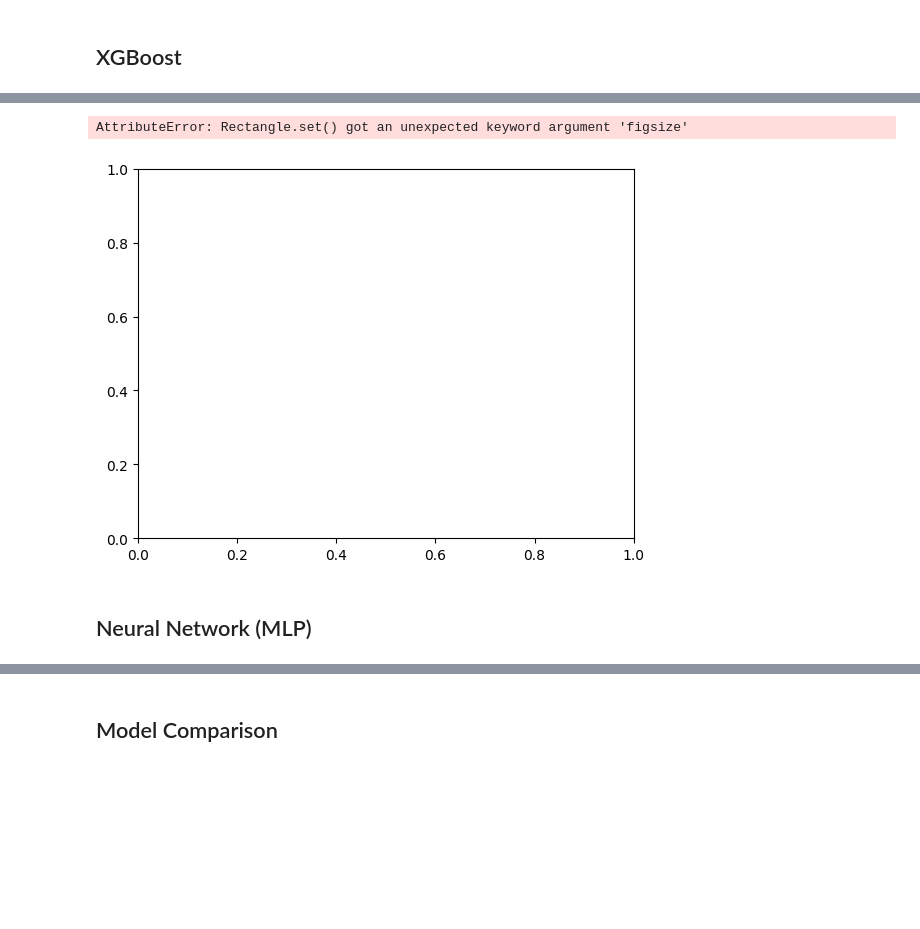
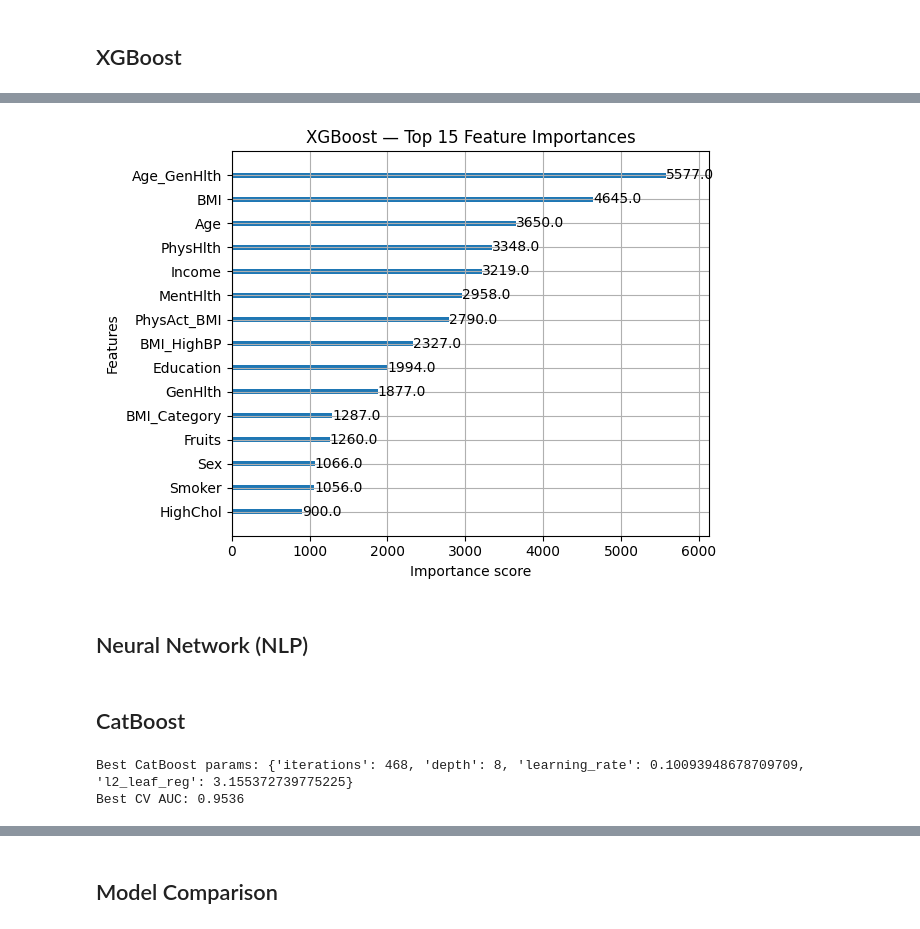
Before and after one commit to paddu1367/CDC_Diabetes_Prediction, a Jupyter notebook: Mlmodel.ipynb, the cells around one changed output, grey strips where cells are left out. Drawn from its saved outputs; the diff is of its cells as text; code cells hidden in the pictures; blank space fills up the shorter version.

```diff
--- a/Mlmodel.ipynb
+++ b/Mlmodel.ipynb
@@ -6,10 +6,7 @@ import numpy as np
 # %%
 from ucimlrepo import fetch_ucirepo
 
-# fetch dataset
 cdc_diabetes_health_indicators = fetch_ucirepo(id=891)
 
-# data (as pandas dataframes)
 X = cdc_diabetes_health_indicators.data.features
 y = cdc_diabetes_health_indicators.data.targets
-X['Target'] = y
@@ -15,0 +15,13 @@ X['Target'] = y
+# %%
+X = X.copy()
+
+# BMI category: 0=underweight, 1=normal, 2=overweight, 3=obese
+X['BMI_Category'] = pd.cut(X['BMI'], bins=[0, 18.5, 25, 30, 100], labels=[0, 1, 2, 3]).astype(float)
+
+# Interaction features
+X['BMI_HighBP']   = X['BMI'] * X['HighBP']
+X['Age_GenHlth']  = X['Age'] * X['GenHlth']
+X['PhysAct_BMI']  = X['PhysActivity'] * X['BMI']
+
+print("New features added:", ['BMI_Category', 'BMI_HighBP', 'Age_GenHlth', 'PhysAct_BMI'])
+print("Total features:", X.shape[1])
@@ -15,0 +31,8 @@ X['Target'] = y
+# %%
+from imblearn.combine import SMOTEENN
+
+smoteenn = SMOTEENN(random_state=42)
+X_res, y_res = smoteenn.fit_resample(X, y.values.ravel())
+
+print(f"Before SMOTEENN — 0: {(y.values.ravel()==0).sum()}, 1: {(y.values.ravel()==1).sum()}")
+print(f"After  SMOTEENN — 0: {(y_res==0).sum()}, 1: {(y_res==1).sum()}")
@@ -43,22 +112,14 @@ Class distribution — 0: 218334, 1: 35346
 # %%
-import xgboost as xgb
-
-neg, pos = (y_train == 0).sum(), (y_train == 1).sum()
-
 xgb_model = xgb.XGBClassifier(
-    n_estimators=200,
-    max_depth=6,
-    learning_rate=0.1,
-    scale_pos_weight=neg / pos,   # handles class imbalance
+    **xgb_study.best_params,
     eval_metric='auc',
-    random_state=42,
-    use_label_encoder=False
+    random_state=42
 )
 
 xgb_model.fit(X_train, y_train, eval_set=[(X_test, y_test)], verbose=50)
 
-y_pred_xgb  = xgb_model.predict(X_test)
-y_prob_xgb  = xgb_model.predict_proba(X_test)[:, 1]
+y_pred_xgb = xgb_model.predict(X_test)
+y_prob_xgb = xgb_model.predict_proba(X_test)[:, 1]
 
 print("\n=== XGBoost Results ===")
 print(classification_report(y_test, y_pred_xgb))
@@ -87,11 +147,42 @@ ROC-AUC: 1.0000
 # %%
 # XGBoost feature importance
-xgb.plot_importance(xgb_model, max_num_features=15, figsize=(10, 6))
+xgb.plot_importance(xgb_model, max_num_features=15)
 plt.title("XGBoost — Top 15 Feature Importances")
 plt.tight_layout()
 plt.show()
 # %% [output]
-AttributeError: Rectangle.set() got an unexpected keyword argument 'figsize'
-[figure, old version]
+[figure, new version]
 # %% [markdown]
-## Neural Network (MLP)
+## Neural Network (NLP)
+# %% [markdown]
+## CatBoost
+# %%
+from catboost import CatBoostClassifier, Pool
+from sklearn.model_selection import StratifiedKFold
+
+def cat_objective(trial):
+    params = {
+        'iterations':    trial.suggest_int('iterations', 200, 600),
+        'depth':         trial.suggest_int('depth', 4, 8),
+        'learning_rate': trial.suggest_float('learning_rate', 0.01, 0.2, log=True),
+        'l2_leaf_reg':   trial.suggest_float('l2_leaf_reg', 1, 10),
+        'eval_metric': 'AUC', 'random_seed': 42, 'verbose': 0
+    }
+    skf = StratifiedKFold(n_splits=3, shuffle=True, random_state=42)
+    aucs = []
+    for train_idx, val_idx in skf.split(X_tune, y_tune):
+        X_tr, X_val = X_tune.iloc[train_idx], X_tune.iloc[val_idx]
+        y_tr, y_val = y_tune[train_idx], y_tune[val_idx]
+        model = CatBoostClassifier(**params)
+        model.fit(X_tr, y_tr, cat_features=binary_features)
+        aucs.append(roc_auc_score(y_val, model.predict_proba(X_val)[:, 1]))
+    return np.mean(aucs)
+
+cat_study = optuna.create_study(direction='maximize')
+cat_study.optimize(cat_objective, n_trials=20)
+
+print("Best CatBoost params:", cat_study.best_params)
+print(f"Best CV AUC: {cat_study.best_value:.4f}")
+# %% [output]
+Best CatBoost params: {'iterations': 468, 'depth': 8, 'learning_rate': 0.10093948678709709, 'l2_leaf_reg': 3.155372739775225}
+Best CV AUC: 0.9536
```
Also changed, not shown: parts of 17 cells of this notebook, 12 other files.
